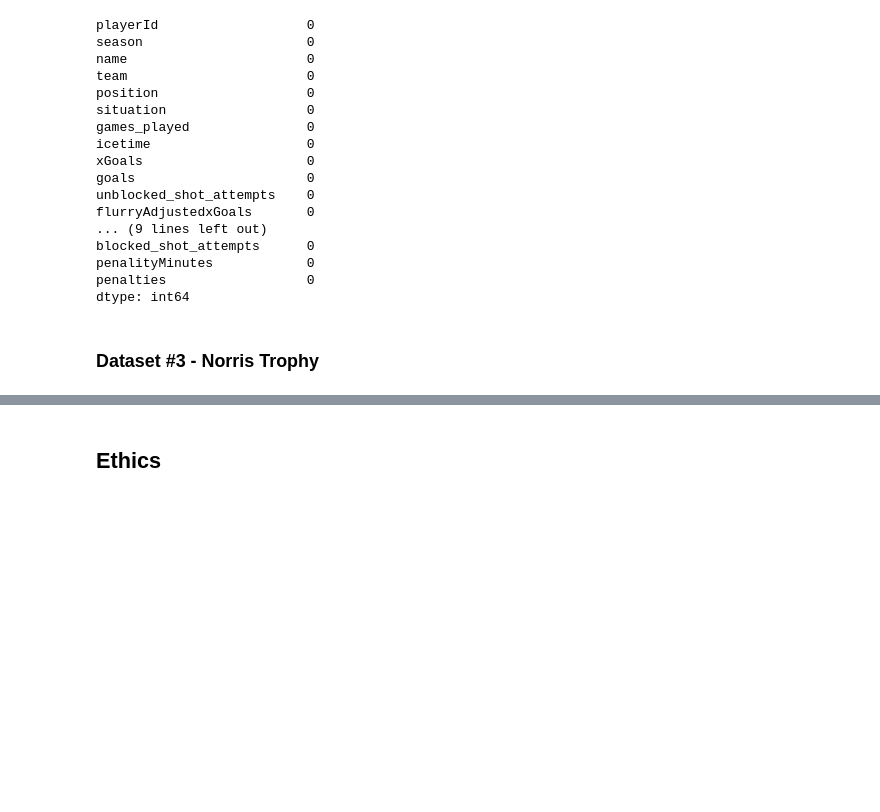
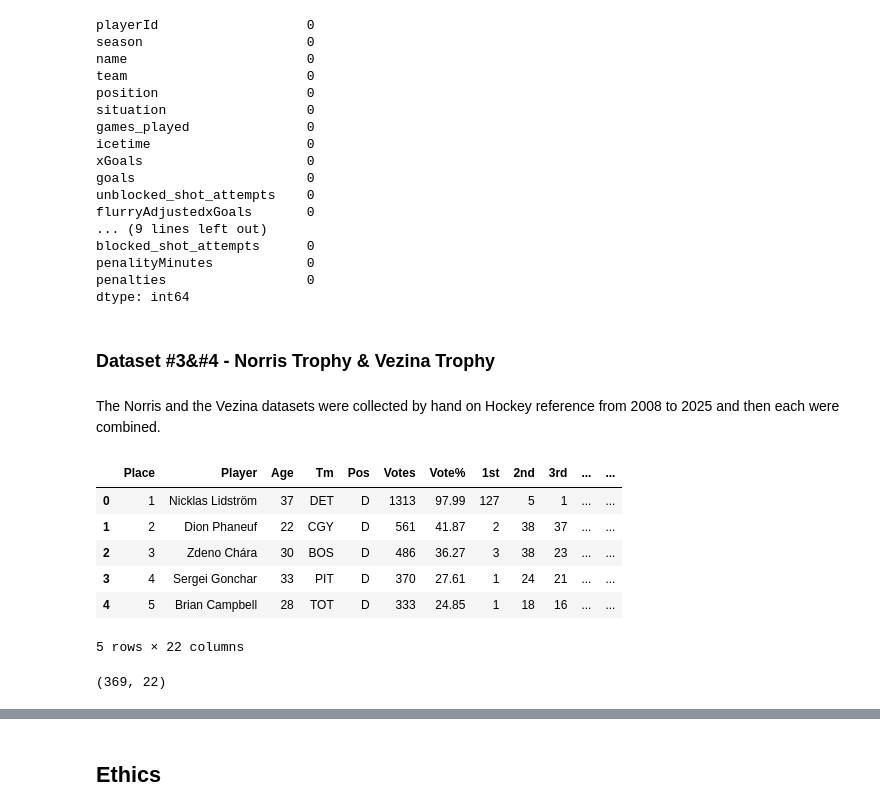
Before and after one commit to COGS108/Group118_WI26, a Jupyter notebook: 01-DataCheckpoint.ipynb, the cells around one changed output, grey strips where cells are left out. Saved outputs shown, nothing was run; the diff lists cells and outputs as text; code cells hidden in the pictures; blank space fills up the shorter version.

```diff
--- a/01-DataCheckpoint.ipynb
+++ b/01-DataCheckpoint.ipynb
@@ -614,4 +623,6 @@ dtype: int64
 # %%
 df_goalies_interim.to_csv(processed_data_dir / 'season_lvl_goalies_interim.csv', index=False)
 # %% [markdown]
-### Dataset #3 - Norris Trophy
+### Dataset #3&#4 - Norris Trophy & Vezina Trophy
+# %% [markdown]
+The Norris and the Vezina datasets were collected by hand on Hockey reference from 2008 to 2025 and then each were combined.
@@ -617,0 +632,14 @@ df_goalies_interim.to_csv(processed_data_dir / 'season_lvl_goalies_interim.csv',
+# %%
+norris_df_raw.head(5)
+# %% [output]
+|  | Place | Player | Age | Tm | Pos | Votes | Vote% | 1st | 2nd | 3rd | ... | ... |
+| 0 | 1 | Nicklas Lidström | 37 | DET | D | 1313 | 97.99 | 127 | 5 | 1 | ... | ... |
+| 1 | 2 | Dion Phaneuf | 22 | CGY | D | 561 | 41.87 | 2 | 38 | 37 | ... | ... |
+| 2 | 3 | Zdeno Chára | 30 | BOS | D | 486 | 36.27 | 3 | 38 | 23 | ... | ... |
+| 3 | 4 | Sergei Gonchar | 33 | PIT | D | 370 | 27.61 | 1 | 24 | 21 | ... | ... |
+| 4 | 5 | Brian Campbell | 28 | TOT | D | 333 | 24.85 | 1 | 18 | 16 | ... | ... |
+5 rows × 22 columns
+# %%
+norris_df_raw.shape
+# %% [output]
+(369, 22)
```
Also changed, not shown: parts of 11 cells of this notebook, 1 other file.
